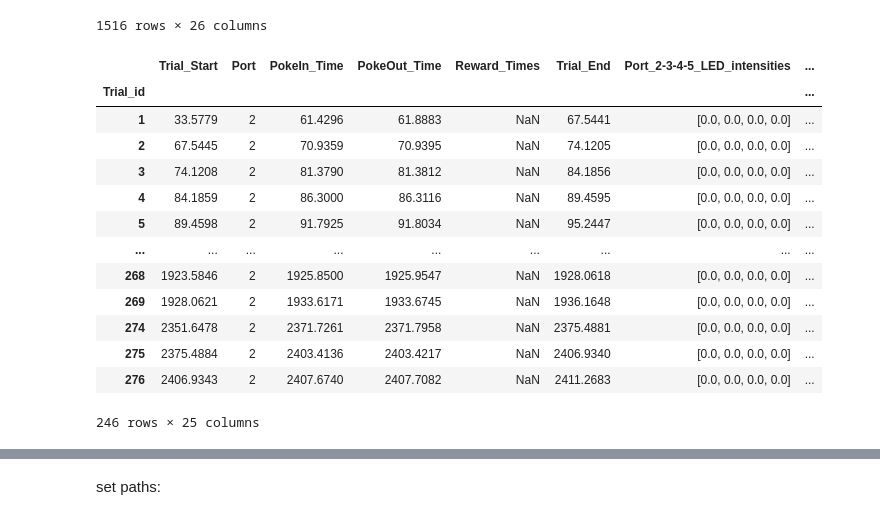
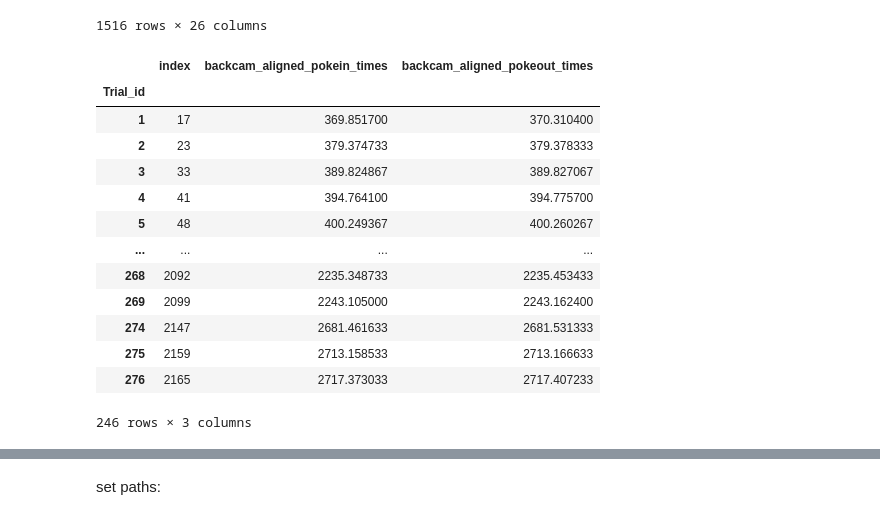
Before and after one commit to ncguilbeault/striatal_replay, a Jupyter notebook: notebooks/data_exploration.ipynb, the cells around one changed output, grey strips where cells are left out. Cells and saved outputs as stored; diff of their text form; code cells hidden in the pictures.

```diff
--- a/notebooks/data_exploration.ipynb
+++ b/notebooks/data_exploration.ipynb
@@ -206,21 +314,21 @@ correct_seqs
 | 2174 | 276 | 2406.9343 | 7 | 2410.8561 | 2411.5306 | 2410.8561 | 2411.2683 | ... |
 1516 rows × 26 columns
 # %%
-first_poke_correct_seq = correct_seqs[correct_seqs["Port"] == 2].groupby("Trial_id").agg("first")
-first_poke_correct_seq
+first_poke_correct_seq = correct_seqs[correct_seqs["Port"] == 2].reset_index().groupby("Trial_id").agg("first")
+first_poke_correct_seq[["index", "backcam_aligned_pokein_times", "backcam_aligned_pokeout_times"]]
 # %% [output]
-|  | Trial_Start | Port | PokeIn_Time | PokeOut_Time | Reward_Times | Trial_End | Port_2-3-4-5_LED_intensities | ... |
-| Trial_id |  |  |  |  |  |  |  | ... |
-| 1 | 33.5779 | 2 | 61.4296 | 61.8883 | NaN | 67.5441 | [0.0, 0.0, 0.0, 0.0] | ... |
-| 2 | 67.5445 | 2 | 70.9359 | 70.9395 | NaN | 74.1205 | [0.0, 0.0, 0.0, 0.0] | ... |
-| 3 | 74.1208 | 2 | 81.3790 | 81.3812 | NaN | 84.1856 | [0.0, 0.0, 0.0, 0.0] | ... |
-| 4 | 84.1859 | 2 | 86.3000 | 86.3116 | NaN | 89.4595 | [0.0, 0.0, 0.0, 0.0] | ... |
-| 5 | 89.4598 | 2 | 91.7925 | 91.8034 | NaN | 95.2447 | [0.0, 0.0, 0.0, 0.0] | ... |
-| ... | ... | ... | ... | ... | ... | ... | ... | ... |
-| 268 | 1923.5846 | 2 | 1925.8500 | 1925.9547 | NaN | 1928.0618 | [0.0, 0.0, 0.0, 0.0] | ... |
-| 269 | 1928.0621 | 2 | 1933.6171 | 1933.6745 | NaN | 1936.1648 | [0.0, 0.0, 0.0, 0.0] | ... |
-| 274 | 2351.6478 | 2 | 2371.7261 | 2371.7958 | NaN | 2375.4881 | [0.0, 0.0, 0.0, 0.0] | ... |
-| 275 | 2375.4884 | 2 | 2403.4136 | 2403.4217 | NaN | 2406.9340 | [0.0, 0.0, 0.0, 0.0] | ... |
-| 276 | 2406.9343 | 2 | 2407.6740 | 2407.7082 | NaN | 2411.2683 | [0.0, 0.0, 0.0, 0.0] | ... |
+|  | index | backcam_aligned_pokein_times | backcam_aligned_pokeout_times |
+| Trial_id |  |  |  |
+| 1 | 17 | 369.851700 | 370.310400 |
+| 2 | 23 | 379.374733 | 379.378333 |
+| 3 | 33 | 389.824867 | 389.827067 |
+| 4 | 41 | 394.764100 | 394.775700 |
+| 5 | 48 | 400.249367 | 400.260267 |
+| ... | ... | ... | ... |
+| 268 | 2092 | 2235.348733 | 2235.453433 |
+| 269 | 2099 | 2243.105000 | 2243.162400 |
+| 274 | 2147 | 2681.461633 | 2681.531333 |
+| 275 | 2159 | 2713.158533 | 2713.166633 |
+| 276 | 2165 | 2717.373033 | 2717.407233 |
-246 rows × 25 columns
+246 rows × 3 columns
 # %%
```
Also changed, not shown: parts of 15 cells of this notebook.
